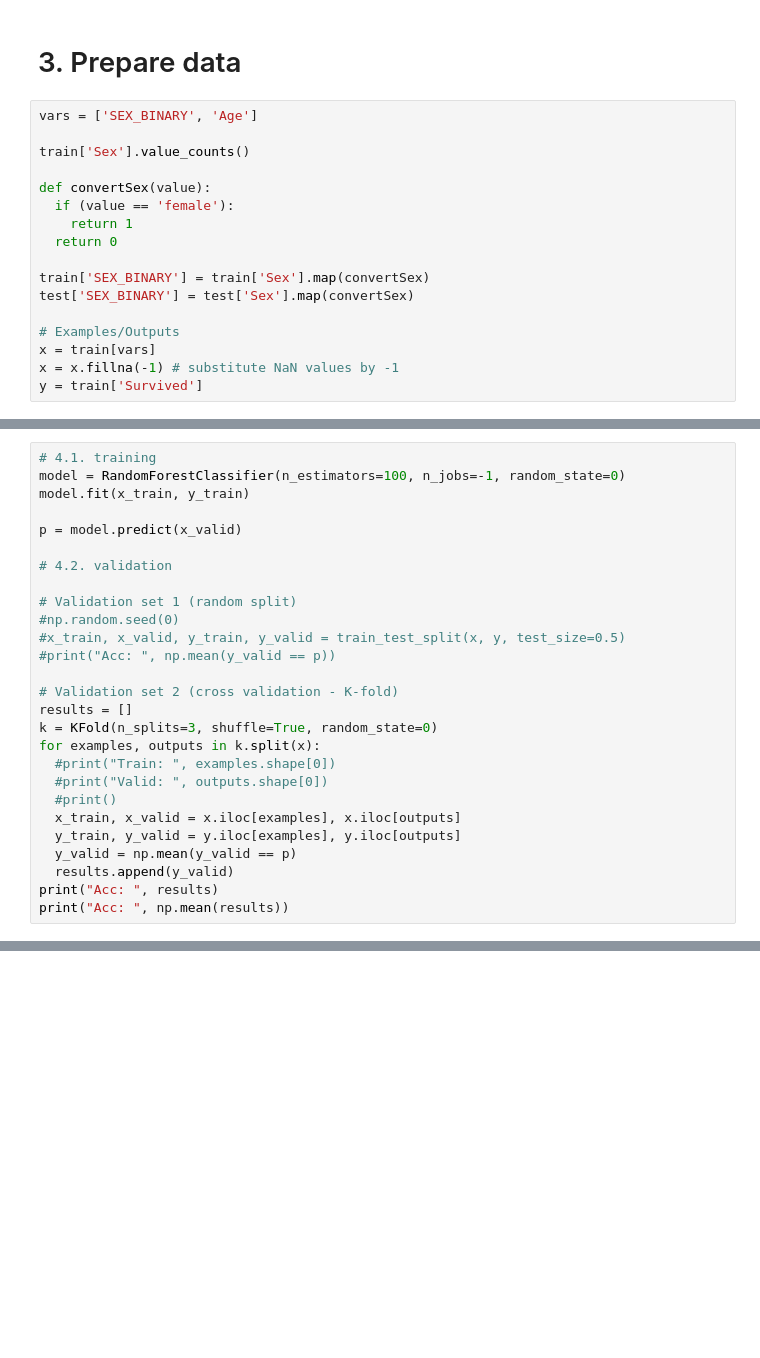
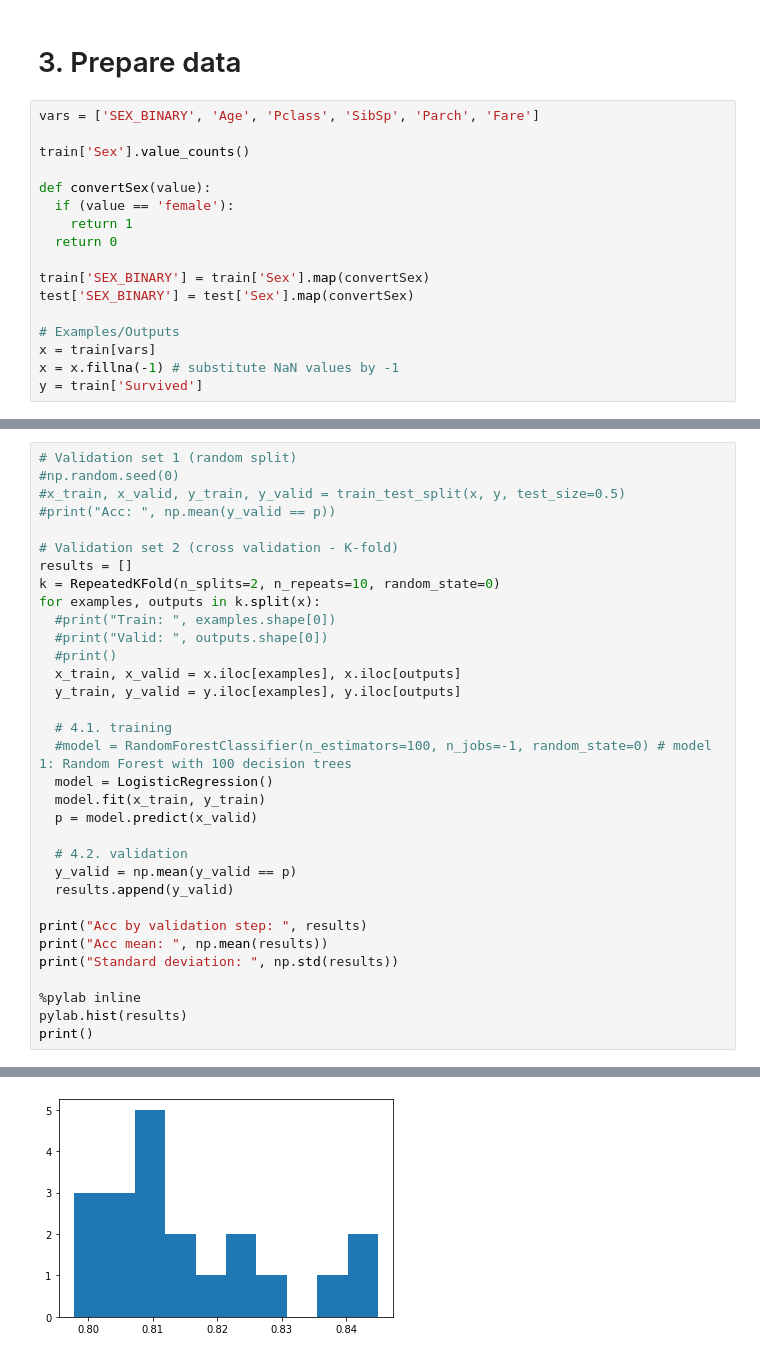
Before and after one commit to Andygrammer/Kaggle, a Jupyter notebook: ML_Step0_Titanic.ipynb, the cells around one changed output, grey strips where cells are left out. Saved outputs shown, nothing was run; the diff lists cells and outputs as text; blank space fills up the shorter version.

Commit message:
Finalize model

```diff
--- a/ML_Step0_Titanic.ipynb
+++ b/ML_Step0_Titanic.ipynb
@@ -33,7 +34,7 @@ train.head()
 # %% [markdown]
 # 3. Prepare data
 # %%
-vars = ['SEX_BINARY', 'Age']
+vars = ['SEX_BINARY', 'Age', 'Pclass', 'SibSp', 'Parch', 'Fare']
 
 train['Sex'].value_counts()
 
@@ -54,12 +55,4 @@ y = train['Survived']
 # %%
-# 4.1. training
-model = RandomForestClassifier(n_estimators=100, n_jobs=-1, random_state=0)
-model.fit(x_train, y_train)
-
-p = model.predict(x_valid)
-
-# 4.2. validation
-
 # Validation set 1 (random split)
 #np.random.seed(0)
 #x_train, x_valid, y_train, y_valid = train_test_split(x, y, test_size=0.5)
@@ -67,15 +60,29 @@ p = model.predict(x_valid)
 
 # Validation set 2 (cross validation - K-fold)
 results = []
-k = KFold(n_splits=3, shuffle=True, random_state=0)
+k = RepeatedKFold(n_splits=2, n_repeats=10, random_state=0)
 for examples, outputs in k.split(x):
   #print("Train: ", examples.shape[0])
   #print("Valid: ", outputs.shape[0])
   #print()
   x_train, x_valid = x.iloc[examples], x.iloc[outputs]
   y_train, y_valid = y.iloc[examples], y.iloc[outputs]
+
+  # 4.1. training
+  #model = RandomForestClassifier(n_estimators=100, n_jobs=-1, random_state=0) # model 1: Random Forest with 100 decision trees
+  model = LogisticRegression()
+  model.fit(x_train, y_train)
+  p = model.predict(x_valid)
+
+  # 4.2. validation
   y_valid = np.mean(y_valid == p)
   results.append(y_valid)
-print("Acc: ", results)
-print("Acc: ", np.mean(results))
+
+print("Acc by validation step: ", results)
+print("Acc mean: ", np.mean(results))
+print("Standard deviation: ", np.std(results))
+
+%pylab inline
+pylab.hist(results)
+print()
 # %% [output]
@@ -83,0 +110 @@ Acc:  0.6083052749719416
+[figure, added]
```
Also changed, not shown: parts of 9 cells of this notebook.
